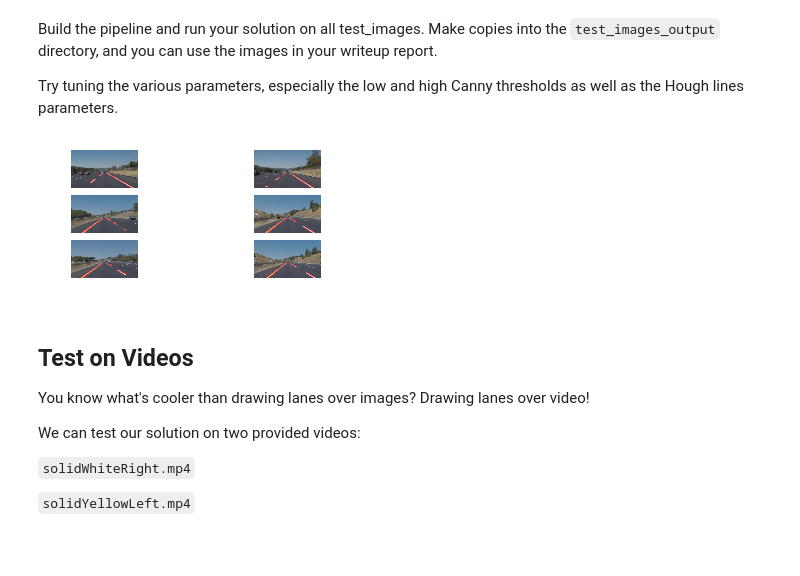
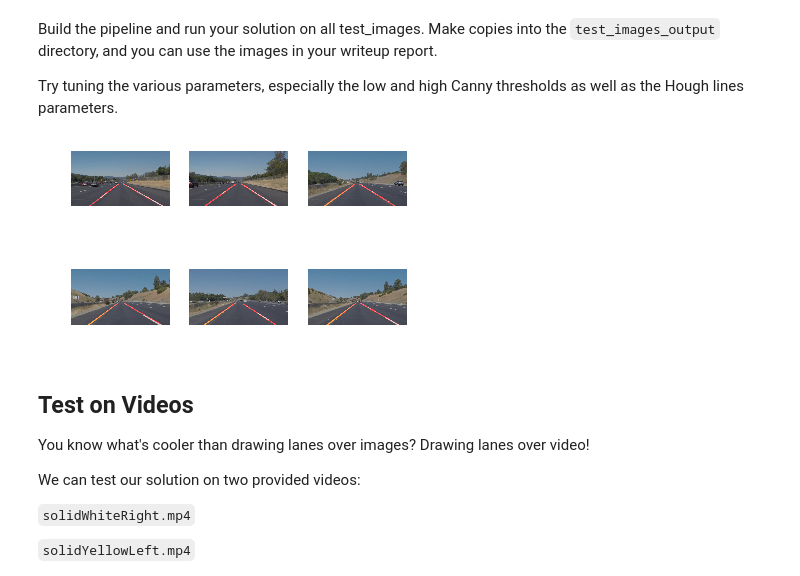
Before and after one commit to Curricular/CarND-LaneLines-P1, a Jupyter notebook: P1.ipynb, the cells around one changed output. Drawn from its saved outputs; the diff is of its cells as text; code cells hidden in the pictures; blank space fills up the shorter version.

Commit message:
More modification
Draw 2 solid lines for left and right lane

```diff
--- a/P1.ipynb
+++ b/P1.ipynb
@@ -212,38 +287,39 @@ def image_pipeline(image):
     # Next we'll create a masked edges image
     # This time we are defining a four sided polygon to mask
     imshape = image.shape
-    vertices = np.array([[(0,imshape[0]),(440, 330), (520, 330), (imshape[1],imshape[0])]], dtype=np.int32)
+    vertices = np.array([[(0 * imshape[1],imshape[0]),(0.46 * imshape[1], 0.61 * imshape[0]), (0.54 * imshape[1], 0.61 * imshape[0]),\
+                          (imshape[1],imshape[0])]], dtype=np.int32)
     masked_edges = region_of_interest(edges, vertices)
 
     # Define the Hough transform parameters and apply
     lines = hough_lines(masked_edges, rho = 1, theta = np.pi/180, threshold = 15, min_line_len = 10, max_line_gap = 12)
 
     # Draw the lines on the edge image
     lines_edges = weighted_img(lines, image, α=0.8, β=1., λ=0.)
 
     return lines_edges
 
 # Test on images
 for i,filename in enumerate(os.listdir("test_images/")):
 
     # Open image
     image = mpimg.imread("test_images/" + filename)
 
     # Process the image in pipeline
     lines_edges = image_pipeline(image)
 
     # Convert to BGR format
     bgr_lines_edges = cv2.cvtColor(lines_edges, cv2.COLOR_RGB2BGR)
 
     # Save the file
-    cv2.imwrite("test_test_images_output/" + filename, bgr_lines_edges)
+    cv2.imwrite("test_images_output/" + filename, bgr_lines_edges)
 
     # Place the image and show
-    plt.subplot(5, 2, i+1)
+    plt.subplot(2, 3, i+1)
     plt.axis('off')
     plt.imshow(lines_edges)
 # %% [output]
-[figure, old version]
+[figure, new version]
 # %% [markdown]
 ## Test on Videos
 
```
Also changed, not shown: parts of 4 cells of this notebook, 12 other files.
